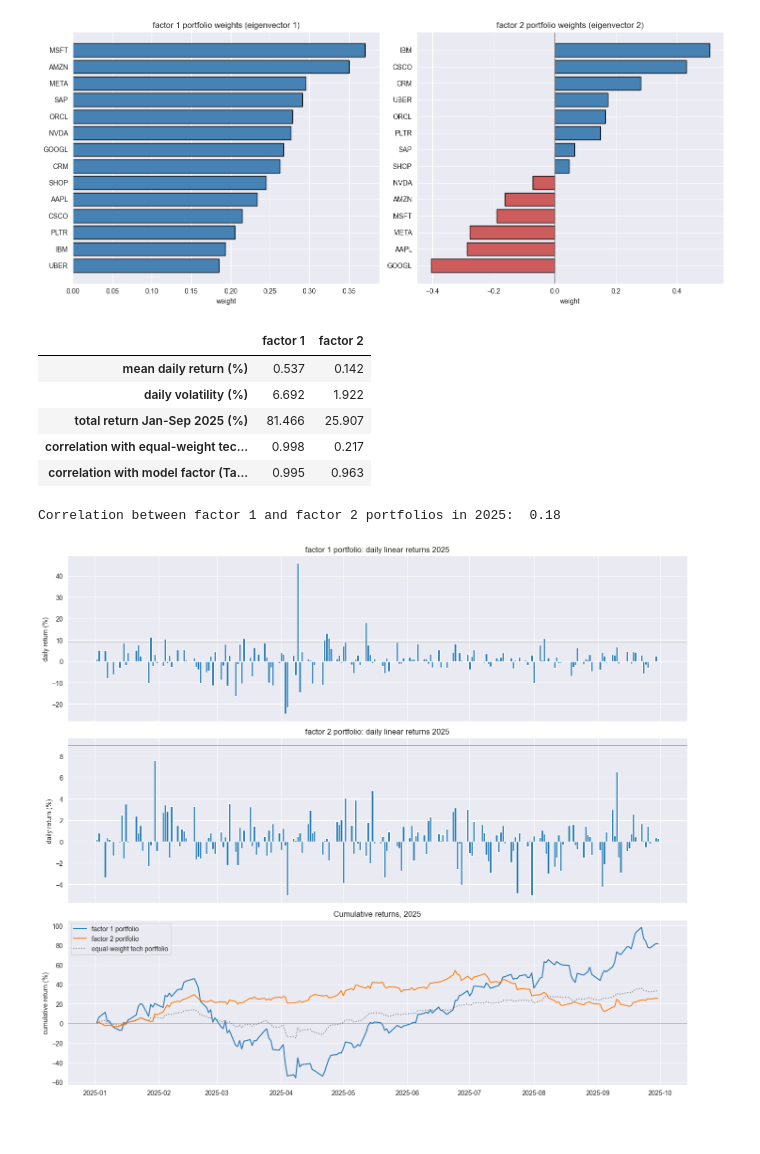
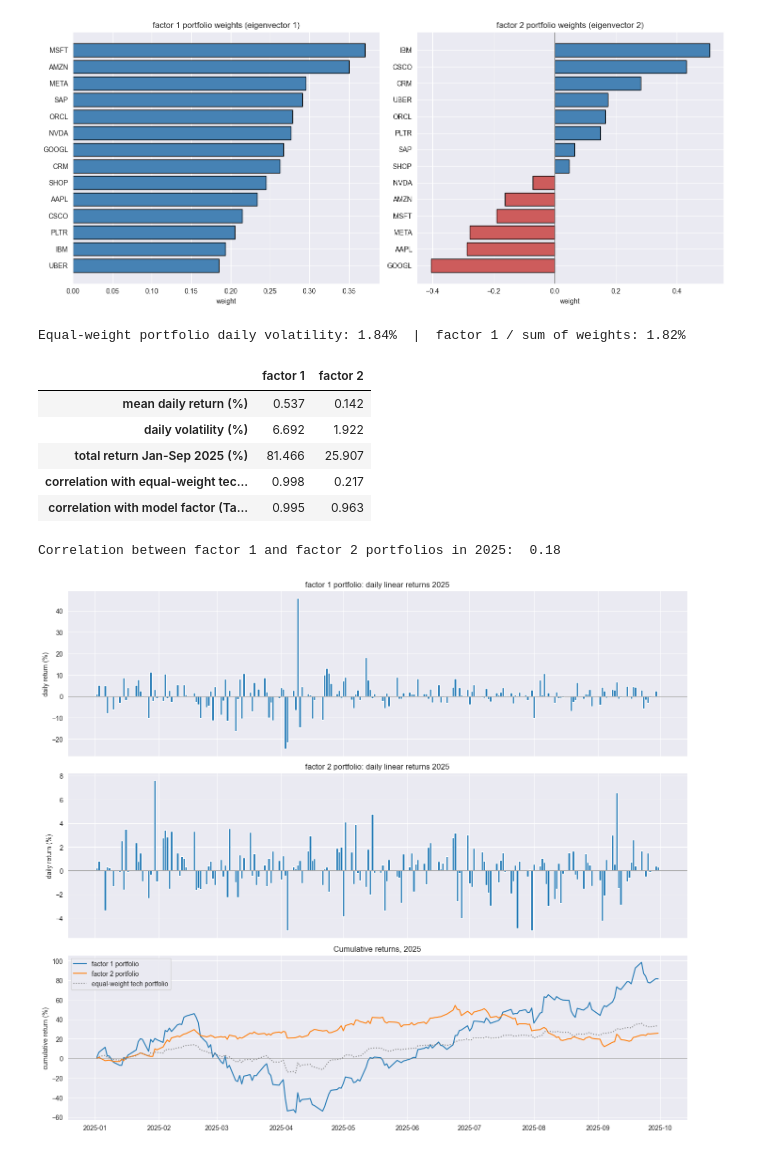
Before and after one commit to Gok-ML-AI/ARPM, a Jupyter notebook: module-01-linear-mean-covariance/Principal-Component-Analysis/pp_orincipal_component_portfolios_of_technology_stocks.ipynb, the cells around one changed output. Drawn from its saved outputs; the diff is of its cells as text; code cells hidden in the pictures.

```diff
--- a/module-01-linear-mean-covariance/Principal-Component-Analysis/pp_orincipal_component_portfolios_of_technology_stocks.ipynb
+++ b/module-01-linear-mean-covariance/Principal-Component-Analysis/pp_orincipal_component_portfolios_of_technology_stocks.ipynb
@@ -864,12 +866,15 @@ risk_free_rate_daily = risk_free_rate_annual / 252
 # portfolio return each day = sum(weight x stock return) + (1 - sum of weights) x risk-free rate
 # 186 x 2
 stock_part = testing_returns.to_numpy() @ factor_portfolio_weights.to_numpy()
-#
+# share held in the risk-free instrument
 risk_free_weight = 1 - factor_portfolio_weights.sum().to_numpy()
 factor_portfolio_returns_test = pd.DataFrame(stock_part + risk_free_weight * risk_free_rate_daily,
                                              index=testing_returns.index, columns=factor_portfolio_weights.columns)
 # Benchmark: an equal-weight portfolio of the 14 stocks ( a simple 'tech sector' index)
 equal_weight_returns_test = testing_returns.mean(axis=1)
+
+print(f'Equal-weight portfolio daily volatility: {100 * equal_weight_returns_test.std():.2f}%  |  factor 1 / sum of weights: '
+      f'{100 * factor_portfolio_returns_test["factor 1"].std() / factor_portfolio_weights["factor 1"].sum():.2f}%')
 
 factor_portfolio_summary = pd.DataFrame({
     'mean daily return (%)': 100 * factor_portfolio_returns_test.mean(),
@@ -885,36 +890,37 @@ print()
 
 print('Correlation between factor 1 and factor 2 portfolios in 2025: ', factor_portfolio_returns_test.corr().iloc[0, 1].round(3))
 # %% [output]
+Equal-weight portfolio daily volatility: 1.84%  |  factor 1 / sum of weights: 1.82%
 |  | factor 1 | factor 2 |
 | mean daily return (%) | 0.537 | 0.142 |
 | daily volatility (%) | 6.692 | 1.922 |
 | total return Jan-Sep 2025 (%) | 81.466 | 25.907 |
 | correlation with equal-weight tec... | 0.998 | 0.217 |
 | correlation with model factor (Ta... | 0.995 | 0.963 |
-Correlation between factor 1 and factor 2 portfolios in 2025:  0.18
+Correlation between factor 1 and factor 2 portfolios in 2025:  0.18
 # %%
 # Plots
 
 fig, axes = plt.subplots(3, 1, figsize=(14, 12), sharex=True)
 
 # Daily returns of each factor portfolio
 for ax, factor in zip(axes[:2], factor_portfolio_returns_test.columns):
     ax.bar(factor_portfolio_returns_test.index, 100 * factor_portfolio_returns_test[factor], width=1.0)
-    ax.axhline(9, color='grey', linewidth=0.5)
+    ax.axhline(0, color='grey', linewidth=0.5)
     ax.set(title=f'{factor} portfolio: daily linear returns 2025', ylabel='daily return (%)')
 
 # Cumulative returns, with equal-weight tech portfolio for comparison
 cumulative_factor = (1 + factor_portfolio_returns_test).cumprod() - 1
 cumulative_equal_weight = (1 + equal_weight_returns_test).cumprod() - 1
 axes[2].plot(cumulative_factor.index, 100 * cumulative_factor['factor 1'], label='factor 1 portfolio')
 axes[2].plot(cumulative_factor.index, 100 * cumulative_factor['factor 2'], label='factor 2 portfolio')
 axes[2].plot(cumulative_equal_weight.index, 100 * cumulative_equal_weight, linestyle=':', color='grey',
              label='equal-weight tech portfolio')
 axes[2].axhline(0, color='grey', linewidth=0.5)
 axes[2].set(title='Cumulative returns, 2025', ylabel='cumulative return (%)')
 axes[2].legend()
 
 plt.tight_layout()
 plt.show()
 # %% [output]
-[figure, old version]
+[figure, new version]
```
Also changed, not shown: parts of 14 cells of this notebook.
